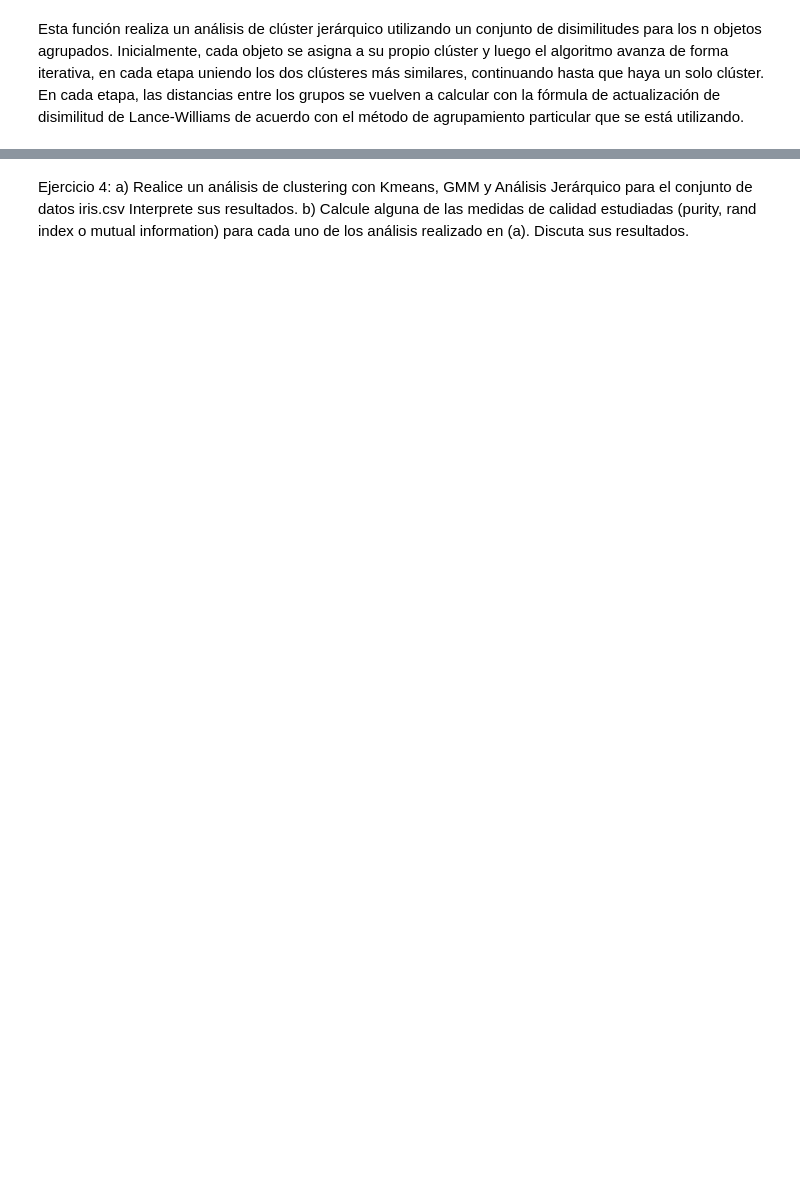
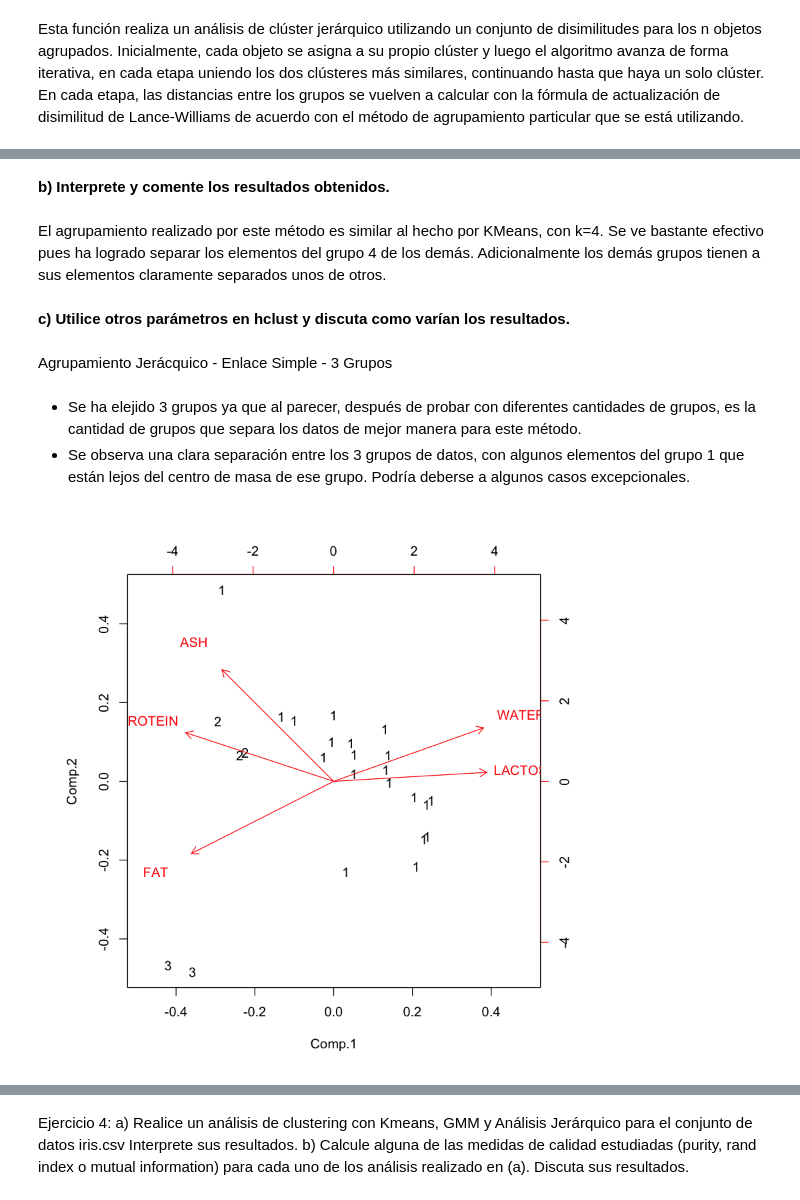
Before and after one commit to IntiRomeroUACh/IA, a Jupyter notebook: IA - Eliana S./Clustering_Notebook2.ipynb, the cells around one changed output, grey strips where cells are left out. Cells and saved outputs as stored; diff of their text form; code cells hidden in the pictures; blank space fills up the shorter version.

```diff
--- a/IA - Eliana S./Clustering_Notebook2.ipynb
+++ b/IA - Eliana S./Clustering_Notebook2.ipynb
@@ -114,0 +207,16 @@ Una serie de diferentes métodos de agrupación se proporcionan. El método de v
+# %% [markdown]
+<b>b) Interprete y comente los resultados obtenidos. </b>
+# %% [markdown]
+El agrupamiento realizado por este método es similar al hecho por KMeans, con k=4. Se ve bastante efectivo pues ha logrado separar los elementos del grupo 4 de los demás. Adicionalmente los demás grupos tienen a sus elementos claramente separados unos de otros.
+# %% [markdown]
+<b>c) Utilice otros parámetros en hclust y discuta como varían los resultados. <b>
+# %% [markdown]
+Agrupamiento Jerácquico - Enlace Simple - 3 Grupos
+# %% [markdown]
+- Se ha elejido 3 grupos ya que al parecer, después de probar con diferentes cantidades de grupos, es la cantidad de grupos que separa los datos de mejor manera para este método.
+- Se observa una clara separación entre los 3 grupos de datos, con algunos elementos del grupo 1 que están lejos del centro de masa de ese grupo. Podría deberse a algunos casos excepcionales.
+# %%
+res3 <- hclust(dist(datos), method = "single")
+biplot(res, xlabs= cutree(res3,3))
+# %% [output]
+[figure, added]
```
Also changed, not shown: parts of 35 cells of this notebook, 8 other files.
